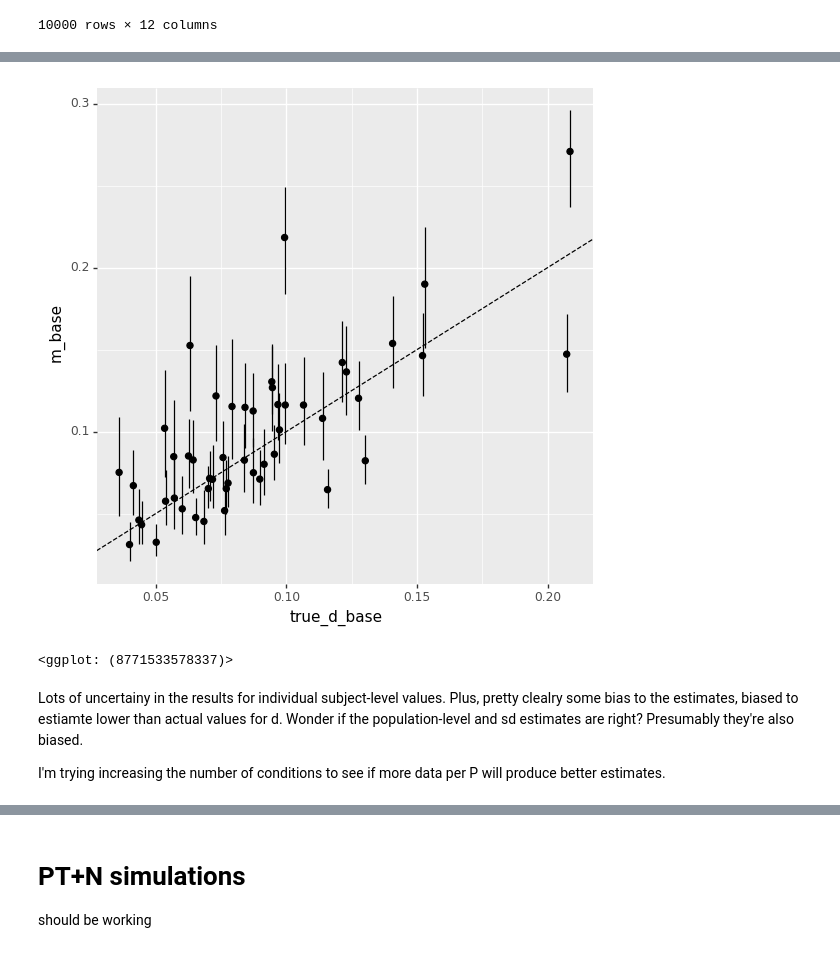
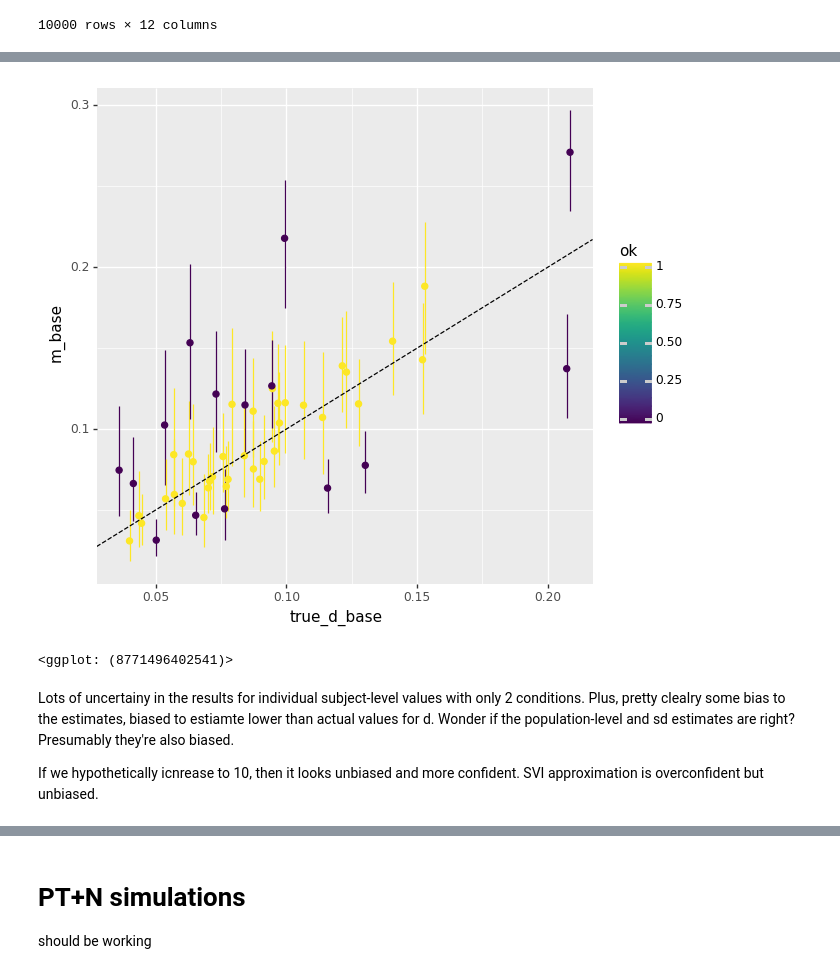
Before and after one commit to derekpowell/bayesian-sampler, a Jupyter notebook: bsampler-numpyro-sim.ipynb, the cells around one changed output, grey strips where cells are left out. Saved outputs shown, nothing was run; the diff lists cells and outputs as text; code cells hidden in the pictures.

```diff
--- a/bsampler-numpyro-sim.ipynb
+++ b/bsampler-numpyro-sim.ipynb
@@ -106,16 +158,16 @@ mcmc_bs_mlm = MCMC(kernel_bs_complex_mlm,
 mcmc_bs_mlm.run(random.PRNGKey(0), X_data, y_data)
 # %%
 from numpyro.infer.svi import SVI
-from numpyro.infer.autoguide import AutoDelta, AutoNormal, AutoLaplaceApproximation, AutoDAIS,  AutoNormal, AutoBNAFNormal, AutoIAFNormal
+from numpyro.infer.autoguide import AutoDelta, AutoNormal, AutoLaplaceApproximation, AutoDAIS, AutoBNAFNormal, AutoIAFNormal, AutoMultivariateNormal
 from numpyro.optim import Adam
 from numpyro.infer import Trace_ELBO, TraceGraph_ELBO
 
-guide = AutoNormal(bayesian_sampler_complex_mlm_d)
+guide = AutoBNAFNormal(bayesian_sampler_complex_mlm_d)
 optimizer = Adam(1e-3)
 loss = TraceGraph_ELBO(num_particles=1)
 svi = SVI(bayesian_sampler_complex_mlm_d, guide, optimizer, loss)
 # %%
-svi_result = svi.run(random.PRNGKey(0), 10_000, X_data, y_data)
+svi_result = svi.run(random.PRNGKey(1), 7_000, X_data, y_data)
 # %%
 import matplotlib.pyplot as plt
 plt.plot(svi_result.losses)
@@ -150,17 +202,21 @@ import scipy
 ## pull out samples for each individual and match back up with data
 ## see if we're recovering the original parameters ...
 
-def extract_samples(z, var_name):
-    x1 = pd.DataFrame(np.array(z.posterior[var_name]))
+def extract_samples(z, var_name, prior=False):
+    if prior:
+        x1 = pd.DataFrame(np.array(z.prior[var_name]))
+    else:
+        x1 = pd.DataFrame(np.array(z.posterior[var_name]))
+
     x1 = x1.reset_index() >> s.gather("draw", "value", -_.index) >> s.mutate(var = var_name)
 
     return(x1)
 
-def posterior_to_df(az_data, var_list):
+def dist_to_df(az_data, var_list, prior=False):
     # note variables must have same raw dimensions
     z = az_data.stack(sample=['chain','draw'])
 
-    df_list = [extract_samples(z, v) for v in var_list]
+    df_list = [extract_samples(z, v, prior) for v in var_list]
     df = pd.concat(df_list)
 
     df = df >> s.spread("var", "value")
@@ -168,12 +224,21 @@ def posterior_to_df(az_data, var_list):
     return(df)
 # %%
 def posterior_to_df_mlm(az_data, fixed_list, random_list):
-    fixeds = posterior_to_df(az_data, fixed_list) >> s.mutate(draw = _.index) >> s.select(-_.index)
-    randoms = posterior_to_df(az_data, random_list)
+    fixeds = dist_to_df(az_data, fixed_list) >> s.mutate(draw = _.index) >> s.select(-_.index)
+    randoms = dist_to_df(az_data, random_list)
 
     df_posterior = pd.merge(fixeds, randoms, on="draw") >> s.rename(ID = _.index)
 
     return(df_posterior)
+
+
+def prior_to_df_mlm(az_data, fixed_list, random_list):
+    fixeds = dist_to_df(az_data, fixed_list, prior=True) >> s.mutate(draw = _.index) >> s.select(-_.index)
+    randoms = dist_to_df(az_data, random_list, prior=True)
+
+    df_prior = pd.merge(fixeds, randoms, on="draw") >> s.rename(ID = _.index)
+
+    return(df_prior)
 
 
 df_posterior = posterior_to_df_mlm(
@@ -216,37 +281,38 @@ x = (
     # )
     s.summarize(
         m_base = expit(_.d_base.mean())/3.,
         ll_base = expit(_.d_base.quantile(.025))/3.,
         ul_base = expit(_.d_base.quantile(.975))/3.,
         m_prime = expit(_.d_prime.mean())/3.,
         ll_prime = expit(_.d_prime.quantile(.025))/3.,
         ul_prime = expit(_.d_prime.quantile(.975))/3.
     )
 )
 
 
 subj_params = (
     pd.DataFrame(params).reset_index() >>
     s.rename(ID = _.index) >>
     s.mutate(
         true_d_base = _.beta / (_.N_base + 2*_.beta),
         true_d_prime = _.beta / (_.N_base + _.N_delta + 2*_.beta),
     )
 )
 
 
 (
     pd.merge(x, subj_params, on = "ID") >>
-    ggplot(aes(x="true_d_base", y = "m_base", ymin="ll_base", ymax="ul_base")) +
+    s.mutate(ok = s.if_else(_.ll_base < _.true_d_base, s.if_else(_.ul_base > _.true_d_base, 1, 0), 0)) >>
+    ggplot(aes(x="true_d_base", y = "m_base", ymin="ll_base", ymax="ul_base", color="ok")) +
     geom_pointrange() +
     geom_abline(intercept=0, slope=1, linetype="dashed") +
     # coord_flip() +
     theme(aspect_ratio=1)
 )
 # %% [output]
-[figure, old version]
+[figure, new version]
-<ggplot: (8771533578337)>
+<ggplot: (8771496402541)>
 # %% [markdown]
-Lots of uncertainy in the results for individual subject-level values. Plus, pretty clealry some bias to the estimates, biased to estiamte lower than actual values for d. Wonder if the population-level and sd estimates are right? Presumably they're also biased.
+Lots of uncertainy in the results for individual subject-level values with only 2 conditions. Plus, pretty clealry some bias to the estimates, biased to estiamte lower than actual values for d. Wonder if the population-level and sd estimates are right? Presumably they're also biased.
 
-I'm trying increasing the number of conditions to see if more data per P will produce better estimates.
+If we hypothetically icnrease to 10, then it looks unbiased and more confident. SVI approximation is overconfident but unbiased.
```
Also changed, not shown: parts of 6 cells of this notebook, 1 other file.
